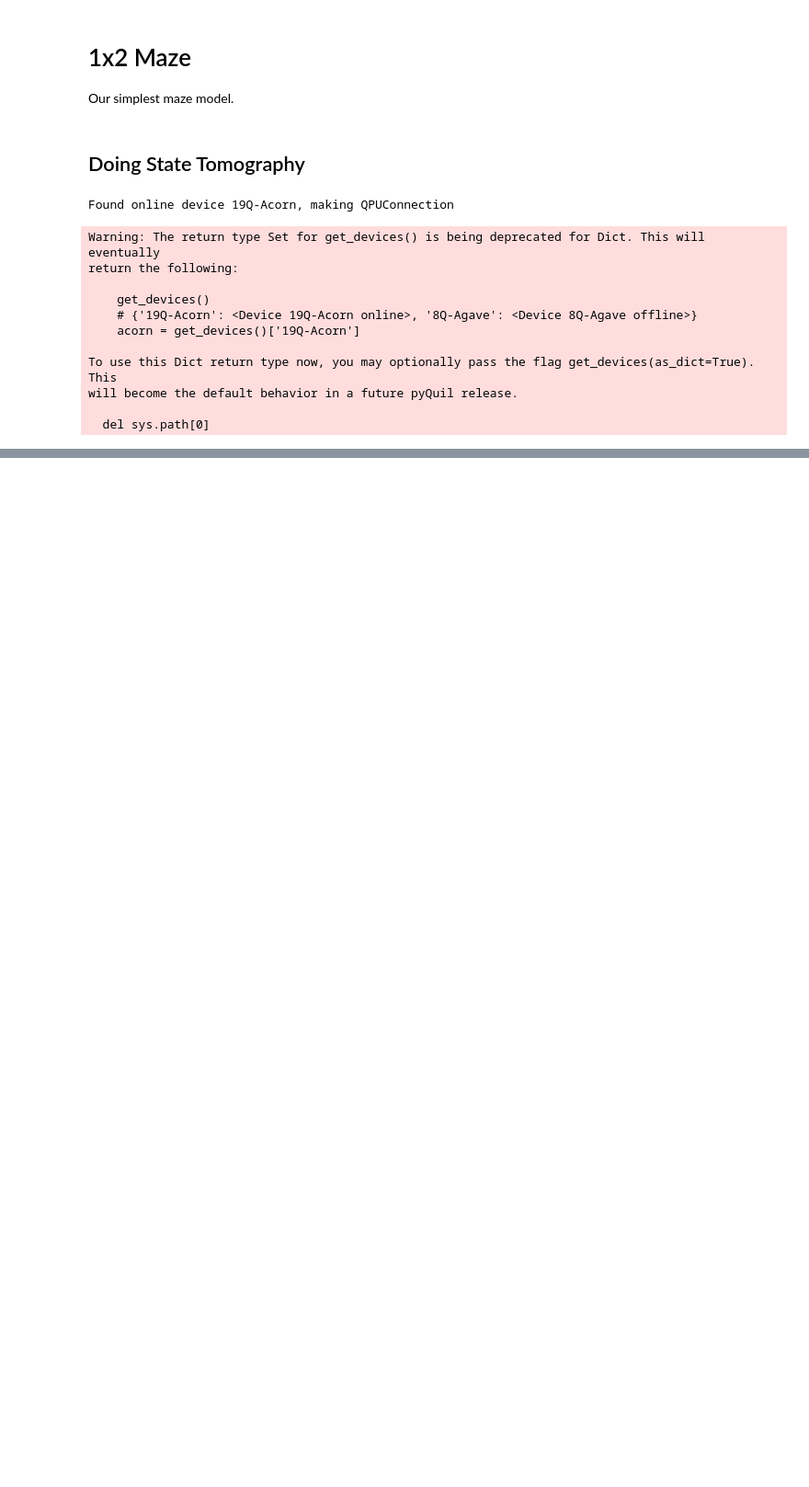
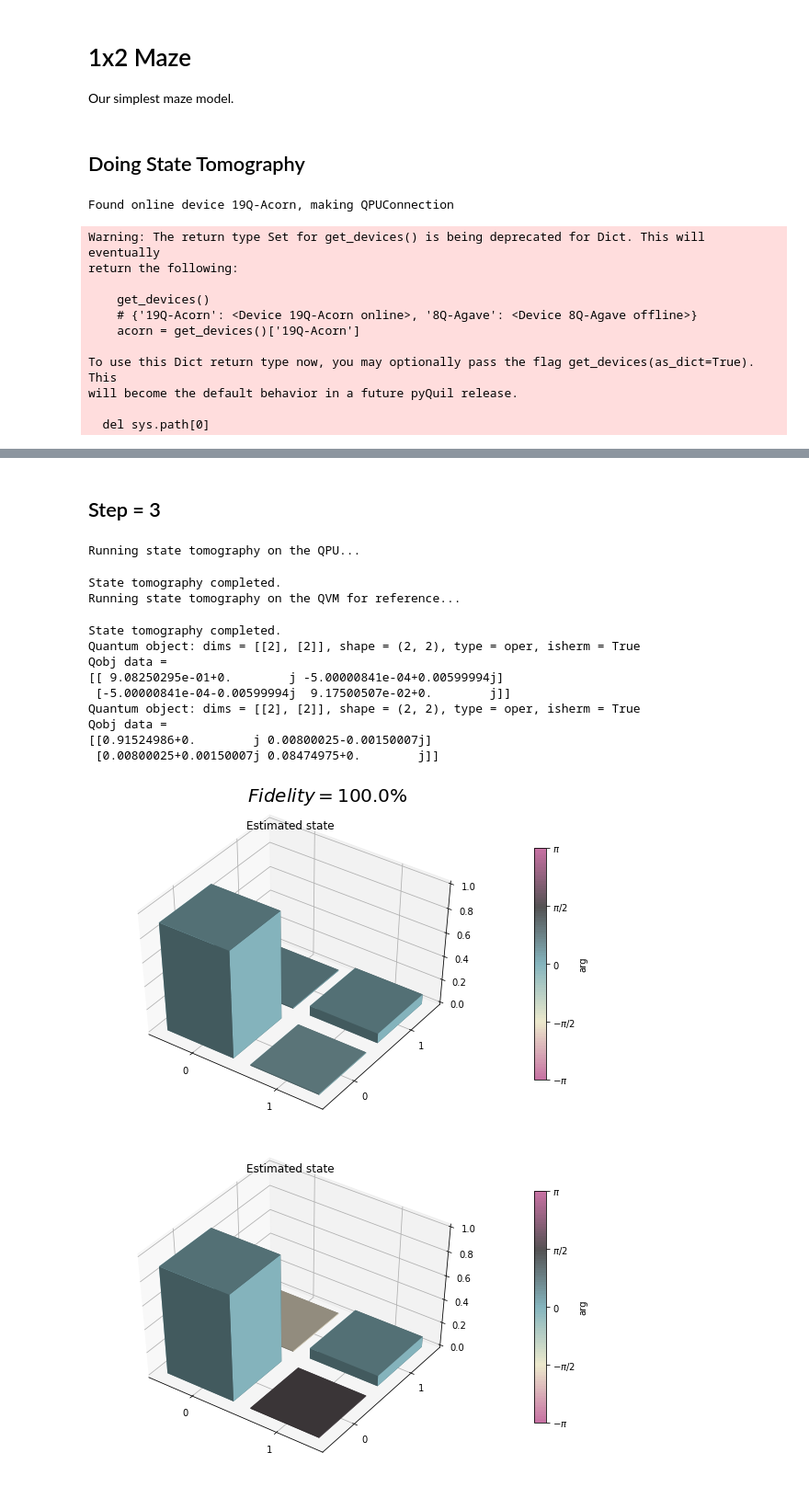
Before and after one commit to DuckTigger/RigettiHack, a Jupyter notebook: Rigetti Hackathon Maze 1D.ipynb, the cells around one changed output, grey strips where cells are left out. Shown: that part at 92% size. Saved outputs shown, nothing was run; the diff lists cells and outputs as text; code cells hidden in the pictures; blank space fills up the shorter version.

```diff
--- a/Rigetti Hackathon Maze 1D.ipynb
+++ b/Rigetti Hackathon Maze 1D.ipynb
@@ -303,0 +332,19 @@ Qobj data =
+# %% [markdown]
+## Step = 3
+# %%
+plot_state(3)
+# %% [output]
+Running state tomography on the QPU...
+State tomography completed.
+Running state tomography on the QVM for reference...
+State tomography completed.
+Quantum object: dims = [[2], [2]], shape = (2, 2), type = oper, isherm = True
+Qobj data =
+[[ 9.08250295e-01+0.        j -5.00000841e-04+0.00599994j]
+ [-5.00000841e-04-0.00599994j  9.17500507e-02+0.        j]]
+Quantum object: dims = [[2], [2]], shape = (2, 2), type = oper, isherm = True
+Qobj data =
+[[0.91524986+0.        j 0.00800025-0.00150007j]
+ [0.00800025+0.00150007j 0.08474975+0.        j]]
+[figure, added]
+[figure, added]
```
Also changed, not shown: parts of 17 cells of this notebook, 22 other files.
